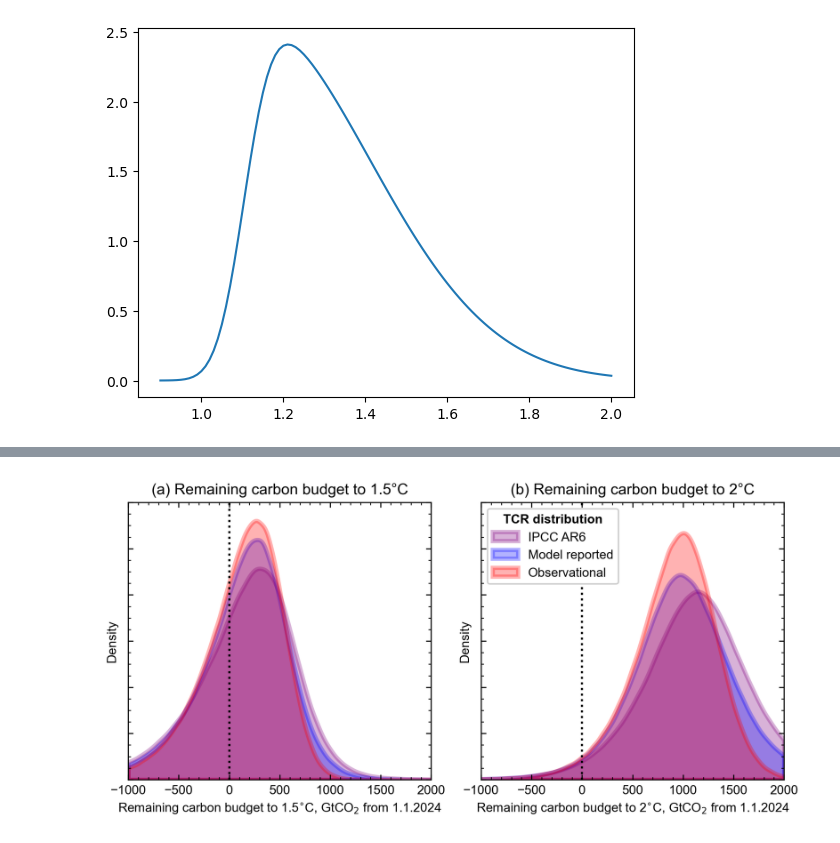
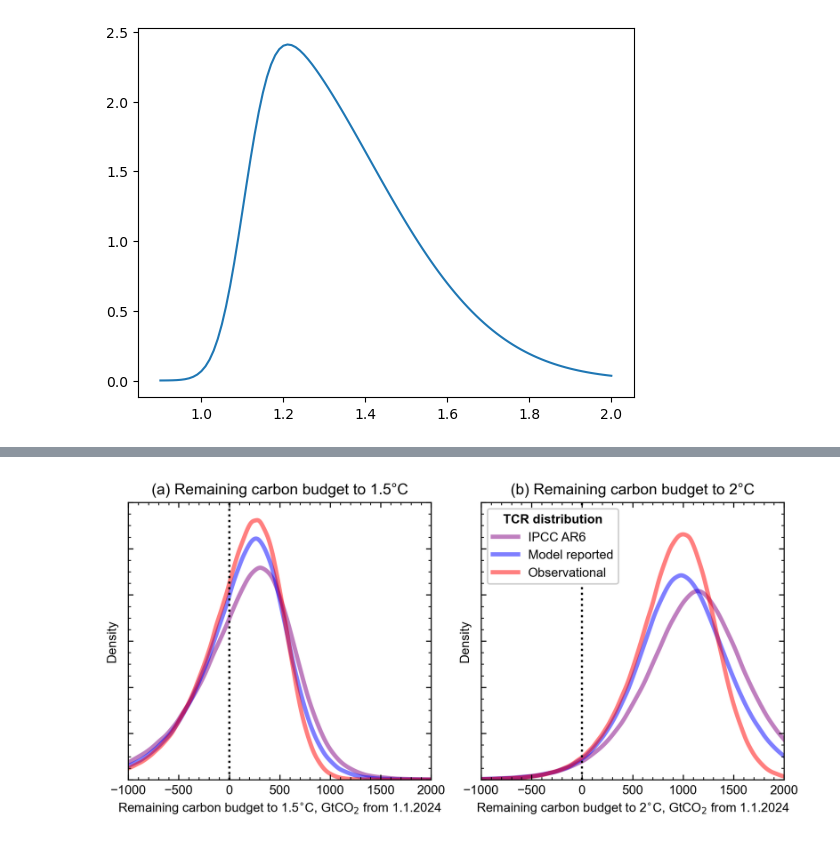
Before and after one commit to chrisroadmap/storelvmo-2025, a Jupyter notebook: notebooks/carbon_budget_calculations.ipynb, the cells around one changed output, grey strips where cells are left out. Saved outputs shown, nothing was run; the diff lists cells and outputs as text; code cells hidden in the pictures.

Commit message:
carbon budget plot removed fill

```diff
--- a/notebooks/carbon_budget_calculations.ipynb
+++ b/notebooks/carbon_budget_calculations.ipynb
@@ -364,39 +364,39 @@ fig, ax = pl.subplots(1, 2, figsize=(18/2.54, 9/2.54))
 #ax.hist(rcb_rep, density=True, alpha=0.5, bins=limits, label='CMIP6 models', color='b', linewidth=0);
 ##ax.hist(rcb_est, density=True, alpha=0.5, bins=limits, label='CMIP6 estimated TCR', color='b', linewidth=0)
 #ax.hist(rcb_obs, density=True, alpha=0.5, bins=limits, label='Observational', color='0.3', linewidth=0);
-ax[0].fill_between(kde_limits, 0, rcb_ar6_kde(kde_limits), color='purple', alpha=0.3, lw=3, label='IPCC AR6 assessment')
-ax[0].fill_between(kde_limits, 0, rcb_rep_kde(kde_limits), color='b', alpha=0.3, lw=3, label='CMIP6 models')
+ax[0].plot(kde_limits, rcb_ar6_kde(kde_limits), color='purple', lw=3, alpha=0.5, label='IPCC AR6 assessment')
+ax[0].plot(kde_limits, rcb_rep_kde(kde_limits), color='b', lw=3, alpha=0.5, label='CMIP6 models')
 #ax.plot(kde_limits, rcb_est_kde(kde_limits), color='b')
-ax[0].fill_between(kde_limits, 0, rcb_obs_kde(kde_limits), color='r', alpha=0.3, lw=3, label='Observational')
+ax[0].plot(kde_limits, rcb_obs_kde(kde_limits), color='r', lw=3, alpha=0.5, label='Observational')
 ax[0].axvline(0, ls=':', color='k')
 ax[0].set_ylim(0, 0.0012)
 ax[0].set_yticklabels([])
 ax[0].set_xlim(limits[0], limits[-1])
 #ax[0].legend(framealpha=1, frameon=True, loc='upper left', title='TCR distribution', title_fontproperties={'weight':'bold'})
 ax[0].set_xlabel(r'Remaining carbon budget to 1.5$^{\circ}$C, GtCO$_2$ from 1.1.2024')
 ax[0].set_ylabel('Density')
 ax[0].set_title('(a) Remaining carbon budget to 1.5°C')
 
 #ax.hist(rcb_ar6, density=True, alpha=0.5, bins=limits, label='IPCC AR6 assessment', color='purple', linewidth=0);
 #ax.hist(rcb_rep, density=True, alpha=0.5, bins=limits, label='CMIP6 models', color='b', linewidth=0);
 ##ax.hist(rcb_est, density=True, alpha=0.5, bins=limits, label='CMIP6 estimated TCR', color='b', linewidth=0)
 #ax.hist(rcb_obs, density=True, alpha=0.5, bins=limits, label='Observational', color='0.3', linewidth=0);
-ax[1].fill_between(kde_limits, 0, rcb_ar6_kde2(kde_limits), color='purple', alpha=0.3, lw=3, label='IPCC AR6')
-ax[1].fill_between(kde_limits, 0, rcb_rep_kde2(kde_limits), color='b', alpha=0.3, lw=3, label='Model reported')
+ax[1].plot(kde_limits, rcb_ar6_kde2(kde_limits), color='purple', lw=3, alpha=0.5, label='IPCC AR6')
+ax[1].plot(kde_limits, rcb_rep_kde2(kde_limits), color='b', lw=3, alpha=0.5, label='Model reported')
 #ax.plot(kde_limits, rcb_est_kde(kde_limits), color='b')
-ax[1].fill_between(kde_limits, 0, rcb_obs_kde2(kde_limits), color='r', alpha=0.3, lw=3, label='Observational')
+ax[1].plot(kde_limits, rcb_obs_kde2(kde_limits), color='r', lw=3, alpha=0.5, label='Observational')
 ax[1].axvline(0, ls=':', color='k')
 ax[1].set_ylim(0, 0.0012)
 ax[1].set_yticklabels([])
 ax[1].set_xlim(limits[0], limits[-1])
 ax[1].legend(framealpha=1, frameon=True, loc='upper left', title='TCR distribution', title_fontproperties={'weight':'bold'})
 ax[1].set_xlabel(r'Remaining carbon budget to 2$^{\circ}$C, GtCO$_2$ from 1.1.2024')
 ax[1].set_ylabel('Density')
 ax[1].set_title('(b) Remaining carbon budget to 2°C')
 
 fig.tight_layout()
 
 pl.savefig('../figures/rcb.png')
 pl.savefig('../figures/rcb.pdf')
 # %% [output]
-[figure, old version]
+[figure, new version]
```
Also changed, not shown: parts of 4 cells of this notebook, 3 other files.
